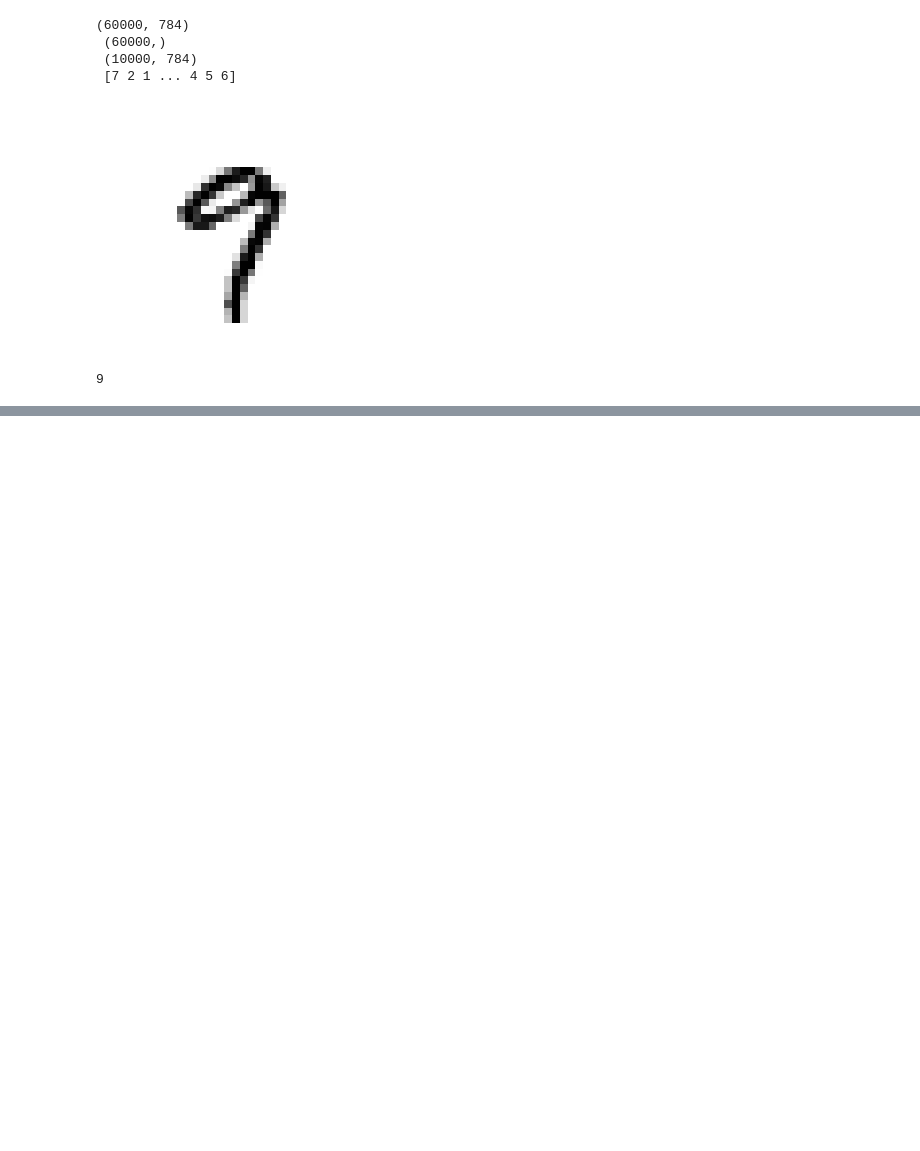
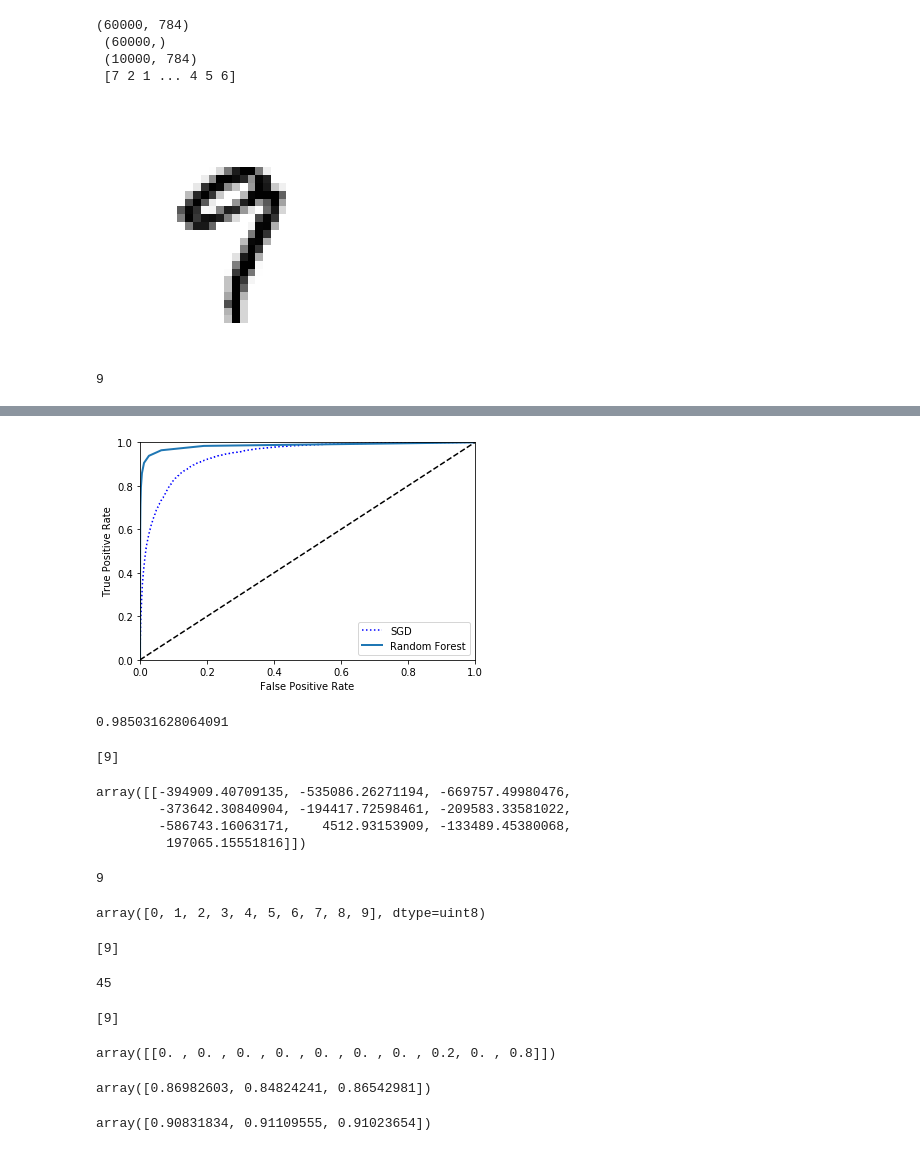
Before and after one commit to Joshuaweg/machine_learning_projects, a Jupyter notebook: Chapter 3.ipynb, the cells around one changed output, grey strips where cells are left out. Cells and saved outputs as stored; diff of their text form; code cells hidden in the pictures; blank space fills up the shorter version.

```diff
--- a/Chapter 3.ipynb
+++ b/Chapter 3.ipynb
@@ -131,0 +169,68 @@ print (recall_score(y_train_9, y_train_pred_90))
+# %%
+from sklearn.ensemble import RandomForestClassifier
+
+forest_clf = RandomForestClassifier(random_state=42)
+
+y_probas_forest = cross_val_predict(forest_clf, X_train, y_train_9, cv =3, method="predict_proba")
+
+y_scores_forest = y_probas_forest[:,1]
+
+fpr_forest, tpr_forest, thresholds_forest = roc_curve(y_train_9, y_scores_forest)
+
+plt.plot(fpr,tpr,"b:", label="SGD")
+plot_roc_curve(fpr_forest, tpr_forest, "Random Forest")
+plt.legend(loc = "lower right")
+plt.show()
+roc_auc_score(y_train_9, y_scores_forest)
+# %% [output]
+[figure, added]
+0.985031628064091
+# %%
+# multiClassifier
+sgd_clf.fit(X_train, y_train)
+print(sgd_clf.predict([some_digit]))
+some_digit_scores= sgd_clf.decision_function([some_digit])
+some_digit_scores
+# %% [output]
+[9]
+array([[-394909.40709135, -535086.26271194, -669757.49980476,
+        -373642.30840904, -194417.72598461, -209583.33581022,
+        -586743.16063171,    4512.93153909, -133489.45380068,
+         197065.15551816]])
+# %%
+print(np.argmax(some_digit_scores))
+sgd_clf.classes_
+# %% [output]
+9
+array([0, 1, 2, 3, 4, 5, 6, 7, 8, 9], dtype=uint8)
+# %%
+from sklearn.multiclass import OneVsOneClassifier
+ovo_clf =OneVsOneClassifier(SGDClassifier(random_state=42))
+ovo_clf.fit(X_train, y_train)
+print(ovo_clf.predict([some_digit]))
+len(ovo_clf.estimators_)
+# %% [output]
+[9]
+45
+# %%
+forest_clf.fit(X_train, y_train)
+print(forest_clf.predict([some_digit]))
+
+forest_clf.predict_proba([some_digit])
+# %% [output]
+[9]
+array([[0. , 0. , 0. , 0. , 0. , 0. , 0. , 0.2, 0. , 0.8]])
+# %%
+cross_val_score(sgd_clf, X_train, y_train, cv=3, scoring="accuracy")
+# %% [output]
+array([0.86982603, 0.84824241, 0.86542981])
+# %%
+from sklearn.preprocessing import StandardScaler
+
+scaler = StandardScaler()
+
+X_train_scaled = scaler.fit_transform(X_train.astype(np.float64))
+
+cross_val_score(sgd_clf, X_train_scaled, y_train, cv=3, scoring="accuracy")
+# %% [output]
+array([0.90831834, 0.91109555, 0.91023654])
```
Also changed, not shown: parts of 16 cells of this notebook, 7 other files.
